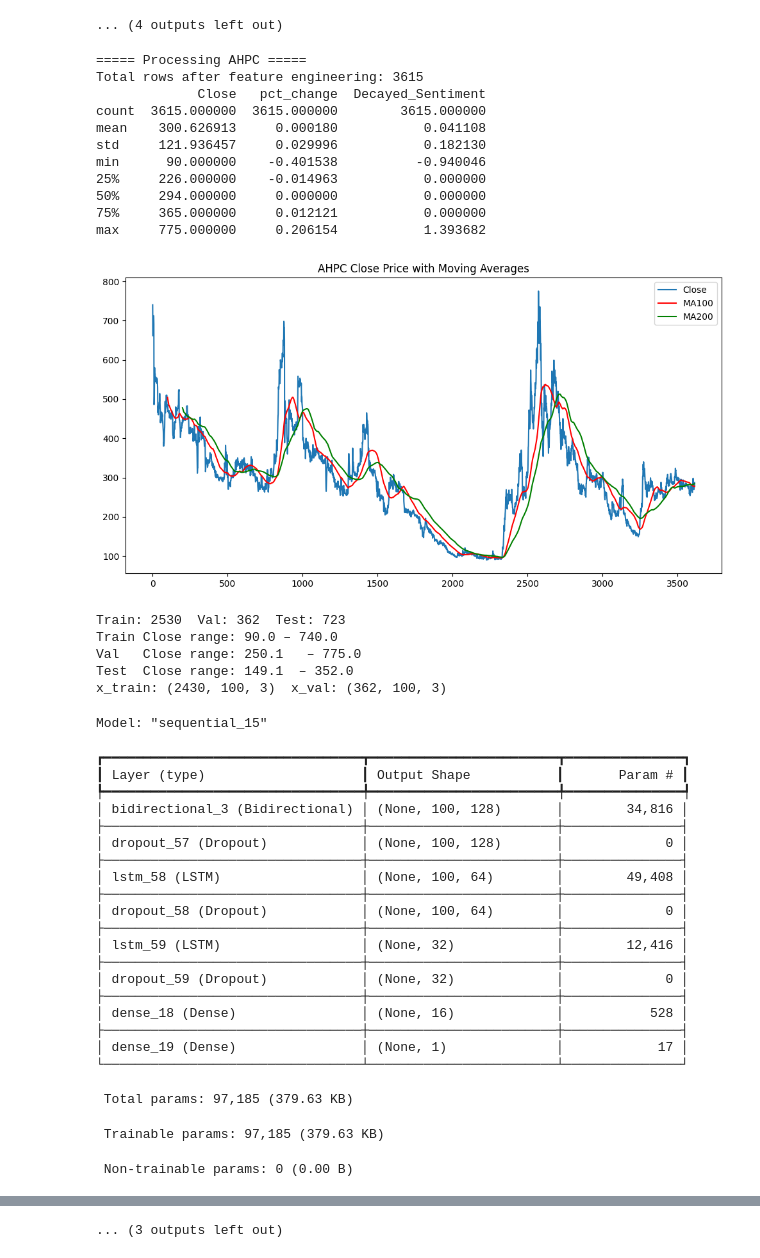
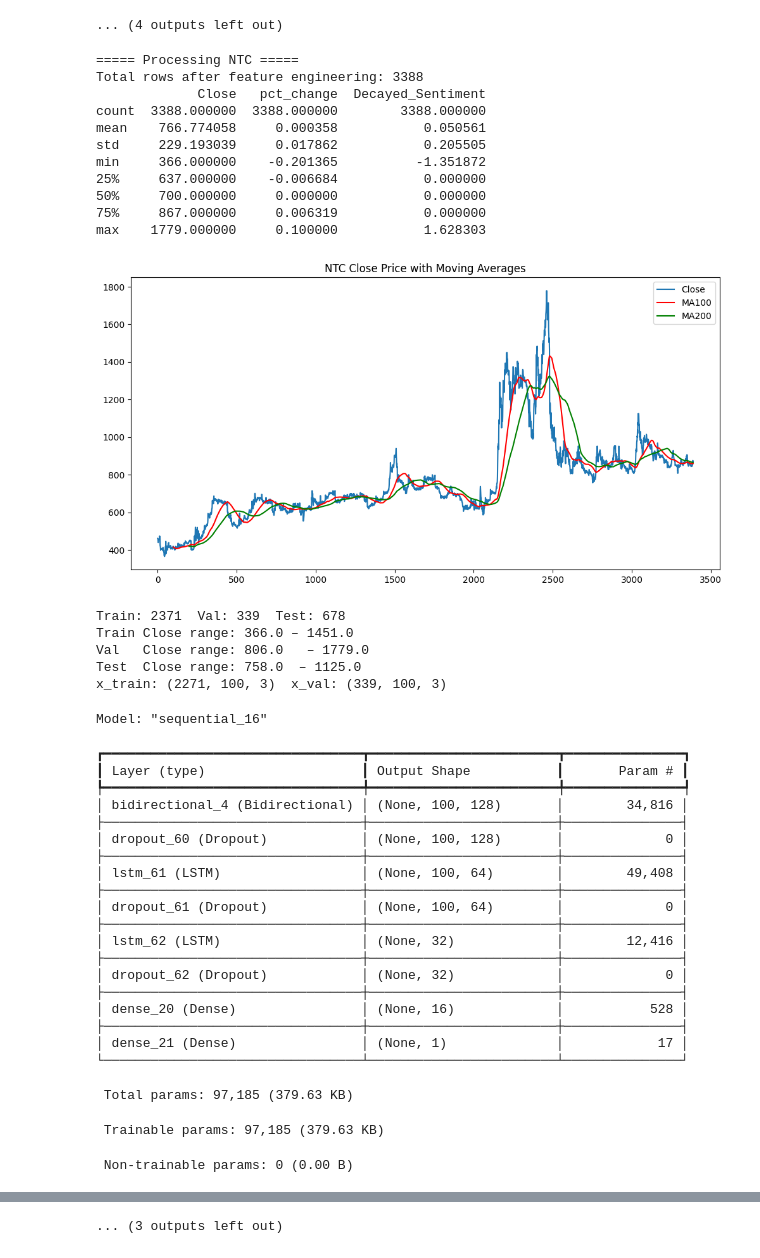
Before and after one commit to arpanrijal/spa, a Jupyter notebook: python/AI-Model/newcodeLSTMseeifitswork.ipynb, the cells around one changed output, grey strips where cells are left out. Drawn from its saved outputs; the diff is of its cells as text; code cells hidden in the pictures.

```diff
--- a/python/AI-Model/newcodeLSTMseeifitswork.ipynb
+++ b/python/AI-Model/newcodeLSTMseeifitswork.ipynb
@@ -1480,7 +1480,7 @@ stock_ignored = [
     "CORBLP", "GFCLPO", "HBLPO", "LFCPO", "SBIPO",
     "GABLPO", "AMFIPO", "NMLBS", "ILFCPO", "JSLBBP"
 ]
-needCompareModel = ["AHPC"]  # extend as needed
+needCompareModel = ["NTC"]  # extend as needed
 
 all_metrics = []
 
@@ -1796,68 +1796,68 @@ for symbol in symbols:
 
     df_date    = pd.read_csv(stock_path)[['Date_Stock']].dropna()
     latest_date = df_date.iloc[0]['Date_Stock']
     print(f"Latest date: {latest_date}")
 
     try:
         requests.post(
             'http://192.168.254.13/predicted_price',
             json={
                 "predicted_price": float(tomorrow_price),
                 "stock":           symbol,
                 "date":            latest_date,
                 "current_price":   float(current_price),
                 "direction":       direction,
                 "change_pct":      float(change_pct),
             },
             timeout=5,
         )
         print("Sent to backend.")
     except Exception as e:
         print(f"Backend error: {e}")
 
 # ================= GLOBAL SUMMARY =================
 if all_metrics:
     summary_path = "../STOCK-EVALUATION-DATA-FIGURE/all_metrics_summary.csv"
     pd.DataFrame(all_metrics).to_csv(summary_path, index=False)
     print(f"\nAll metrics saved → {summary_path}")
     print(pd.DataFrame(all_metrics).to_string(index=False))
 # %% [output]
-===== Processing AHPC =====
-Total rows after feature engineering: 3615
+===== Processing NTC =====
+Total rows after feature engineering: 3388
              Close   pct_change  Decayed_Sentiment
-count  3615.000000  3615.000000        3615.000000
-mean    300.626913     0.000180           0.041108
-std     121.936457     0.029996           0.182130
-min      90.000000    -0.401538          -0.940046
-25%     226.000000    -0.014963           0.000000
-50%     294.000000     0.000000           0.000000
-75%     365.000000     0.012121           0.000000
-max     775.000000     0.206154           1.393682
+count  3388.000000  3388.000000        3388.000000
+mean    766.774058     0.000358           0.050561
+std     229.193039     0.017862           0.205505
+min     366.000000    -0.201365          -1.351872
+25%     637.000000    -0.006684           0.000000
+50%     700.000000     0.000000           0.000000
+75%     867.000000     0.006319           0.000000
+max    1779.000000     0.100000           1.628303
-[figure, old version]
+[figure, new version]
-Train: 2530  Val: 362  Test: 723
-Train Close range: 90.0 – 740.0
-Val   Close range: 250.1   – 775.0
-Test  Close range: 149.1  – 352.0
-x_train: (2430, 100, 3)  x_val: (362, 100, 3)
+Train: 2371  Val: 339  Test: 678
+Train Close range: 366.0 – 1451.0
+Val   Close range: 806.0   – 1779.0
+Test  Close range: 758.0  – 1125.0
+x_train: (2271, 100, 3)  x_val: (339, 100, 3)
-Model: "sequential_15"
+Model: "sequential_16"
 ┏━━━━━━━━━━━━━━━━━━━━━━━━━━━━━━━━━┳━━━━━━━━━━━━━━━━━━━━━━━━┳━━━━━━━━━━━━━━━┓
 ┃ Layer (type)                    ┃ Output Shape           ┃       Param # ┃
 ┡━━━━━━━━━━━━━━━━━━━━━━━━━━━━━━━━━╇━━━━━━━━━━━━━━━━━━━━━━━━╇━━━━━━━━━━━━━━━┩
-│ bidirectional_3 (Bidirectional) │ (None, 100, 128)       │        34,816 │
+│ bidirectional_4 (Bidirectional) │ (None, 100, 128)       │        34,816 │
 ├─────────────────────────────────┼────────────────────────┼───────────────┤
-│ dropout_57 (Dropout)            │ (None, 100, 128)       │             0 │
+│ dropout_60 (Dropout)            │ (None, 100, 128)       │             0 │
 ├─────────────────────────────────┼────────────────────────┼───────────────┤
-│ lstm_58 (LSTM)                  │ (None, 100, 64)        │        49,408 │
+│ lstm_61 (LSTM)                  │ (None, 100, 64)        │        49,408 │
 ├─────────────────────────────────┼────────────────────────┼───────────────┤
-│ dropout_58 (Dropout)            │ (None, 100, 64)        │             0 │
+│ dropout_61 (Dropout)            │ (None, 100, 64)        │             0 │
 ├─────────────────────────────────┼────────────────────────┼───────────────┤
-│ lstm_59 (LSTM)                  │ (None, 32)             │        12,416 │
+│ lstm_62 (LSTM)                  │ (None, 32)             │        12,416 │
 ├─────────────────────────────────┼────────────────────────┼───────────────┤
-│ dropout_59 (Dropout)            │ (None, 32)             │             0 │
+│ dropout_62 (Dropout)            │ (None, 32)             │             0 │
 ├─────────────────────────────────┼────────────────────────┼───────────────┤
-│ dense_18 (Dense)                │ (None, 16)             │           528 │
+│ dense_20 (Dense)                │ (None, 16)             │           528 │
 ├─────────────────────────────────┼────────────────────────┼───────────────┤
-│ dense_19 (Dense)                │ (None, 1)              │            17 │
+│ dense_21 (Dense)                │ (None, 1)              │            17 │
 └─────────────────────────────────┴────────────────────────┴───────────────┘
  Total params: 97,185 (379.63 KB)
  Trainable params: 97,185 (379.63 KB)
```
Also changed, not shown: parts of 1 cell of this notebook, 24 other files.
